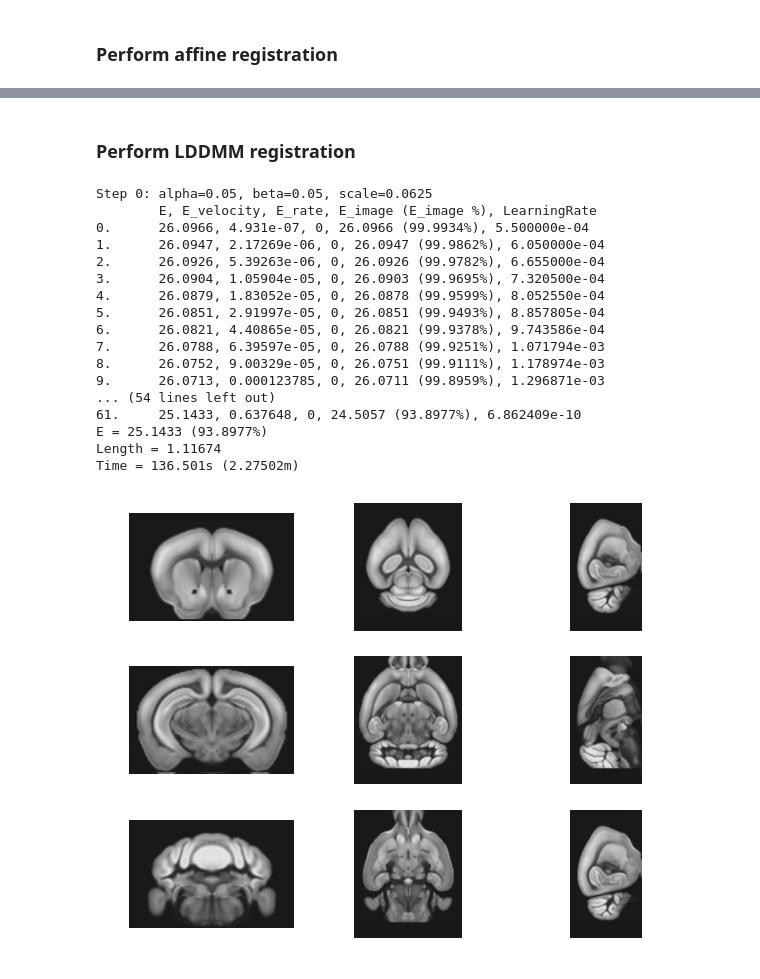
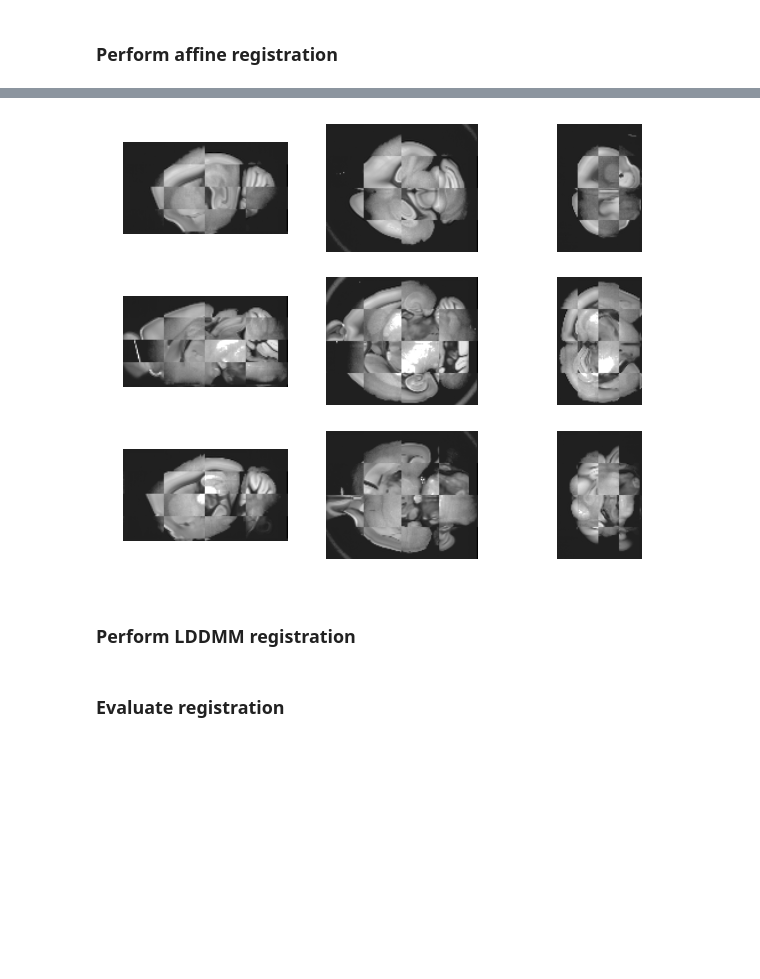
Before and after one commit to neurodata/ndreg, a Jupyter notebook: Registration package test.ipynb, the cells around one changed output, grey strips where cells are left out. Saved outputs shown, nothing was run; the diff lists cells and outputs as text; code cells hidden in the pictures; blank space fills up the shorter version.

```diff
--- a/Registration package test.ipynb
+++ b/Registration package test.ipynb
@@ -74,26 +85,12 @@ ndreg.imgShow(atlas_affine)
+# %%
+registerer.checkerboard_image()
+# %% [output]
+[figure, added]
 # %% [markdown]
 ### Perform LDDMM registration
 # %%
-atlas_lddmm = registerer.register_lddmm(scaleList=[0.0625], epsilonList=5e-4)
+# atlas_lddmm = registerer.register_lddmm(scaleList=[0.0625], epsilonList=5e-4)
-# %% [output]
-Step 0: alpha=0.05, beta=0.05, scale=0.0625
-        E, E_velocity, E_rate, E_image (E_image %), LearningRate
-0.      26.0966, 4.931e-07, 0, 26.0966 (99.9934%), 5.500000e-04
-1.      26.0947, 2.17269e-06, 0, 26.0947 (99.9862%), 6.050000e-04
-2.      26.0926, 5.39263e-06, 0, 26.0926 (99.9782%), 6.655000e-04
-3.      26.0904, 1.05904e-05, 0, 26.0903 (99.9695%), 7.320500e-04
-4.      26.0879, 1.83052e-05, 0, 26.0878 (99.9599%), 8.052550e-04
-5.      26.0851, 2.91997e-05, 0, 26.0851 (99.9493%), 8.857805e-04
-6.      26.0821, 4.40865e-05, 0, 26.0821 (99.9378%), 9.743586e-04
-7.      26.0788, 6.39597e-05, 0, 26.0788 (99.9251%), 1.071794e-03
-8.      26.0752, 9.00329e-05, 0, 26.0751 (99.9111%), 1.178974e-03
-9.      26.0713, 0.000123785, 0, 26.0711 (99.8959%), 1.296871e-03
-... (54 lines left out)
-61.     25.1433, 0.637648, 0, 24.5057 (93.8977%), 6.862409e-10
-E = 25.1433 (93.8977%)
-Length = 1.11674
-Time = 136.501s (2.27502m)
 # %%
-ndreg.imgShow(atlas_lddmm)
+# ndreg.imgShow(atlas_lddmm)
-# %% [output]
-[figure, removed]
+# %% [markdown]
+### Evaluate registration
```
Also changed, not shown: parts of 11 cells of this notebook, 2 other files.
